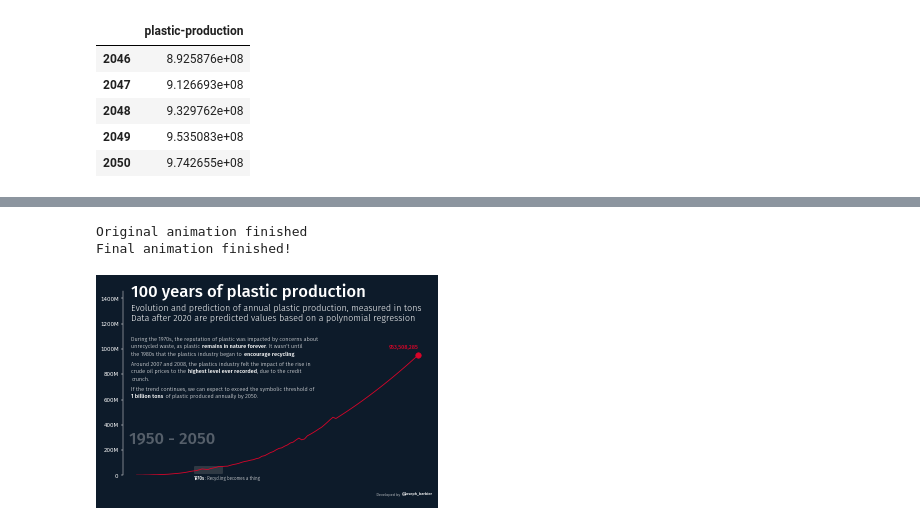
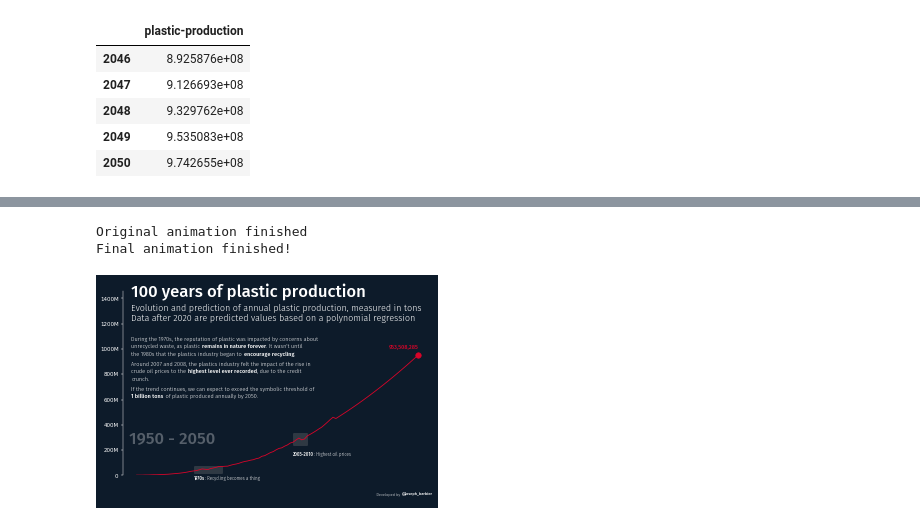
Before and after one commit to JosephBARBIERDARNAL/misc-dataviz, a Jupyter notebook: plastic-pollution/code.ipynb, the cells around one changed output, grey strips where cells are left out. Saved outputs shown, nothing was run; the diff lists cells and outputs as text; code cells hidden in the pictures.

```diff
--- a/plastic-pollution/code.ipynb
+++ b/plastic-pollution/code.ipynb
@@ -170,6 +129,11 @@ ax.spines[['left']].set_color(text_color)
 y_1970s = df.loc[1970:1980, 'plastic-production']
 ymin_1970s = y_1970s.min()
 ymax_1970s = y_1970s.max()
+
+# Calculate y-values for the 2005-2010 period
+y_2005_2010 = df.loc[2005:2010, 'plastic-production']
+ymin_2005_2010 = y_2005_2010.min()
+ymax_2005_2010 = y_2005_2010.max()
 
 # Update function for the animation
 def update(frame):
@@ -211,14 +175,14 @@ def update(frame):
     if 1950 + frame >= 2010:
         rect = ax.axvspan(
             2005, 2010,
-            ymin=0.3,
-            ymax=0.7,
+            ymin=ymin_2005_2010*0.6 / subset_df['plastic-production'].max(),
+            ymax=ymax_2005_2010*0.7 / subset_df['plastic-production'].max(),
             color='grey', alpha=0.3,
             zorder=-1
         )
         ax_text(
-            2005, ymax_1970s*0.05,
-            '<2007-2008>: Oil prices hit record high',
+            2005, ymax_2005_2010*0.6,
+            '<2005-2010>: Highest oil prices',
             fontsize=8,
             color=text_color,
             ha='left',
@@ -319,31 +283,31 @@ def update(frame):
             {'font':bold_font},
         ],
         fig=fig
     )
 
 # create and save animation
 ani = FuncAnimation(fig, update, frames=len(df))
 ani.save('global-plastics-production.gif', fps=20)
 print('Original animation finished')
 
 
 # get initial frames
 with Image.open('global-plastics-production.gif') as img:
     frames = [frame.copy() for frame in ImageSequence.Iterator(img)]
 
 # set duration of each frame
 for i, frame in enumerate(frames):
     frame_duration = initial_duration
 
     # stay for last date
     if i == len(frames) - 1:
         frame_duration = 1000 # 10000
     frame.info['duration'] = frame_duration
 
 # Save the modified frames as a new GIF
 frames[0].save('global-plastics-production-modif.gif', save_all=True, append_images=frames[1:], loop=0)
 print('Final animation finished!')
 # %% [output]
 Original animation finished
 Final animation finished!
-[figure, old version]
+[figure, new version]
```
Also changed, not shown: parts of 2 cells of this notebook, 3 other files.
